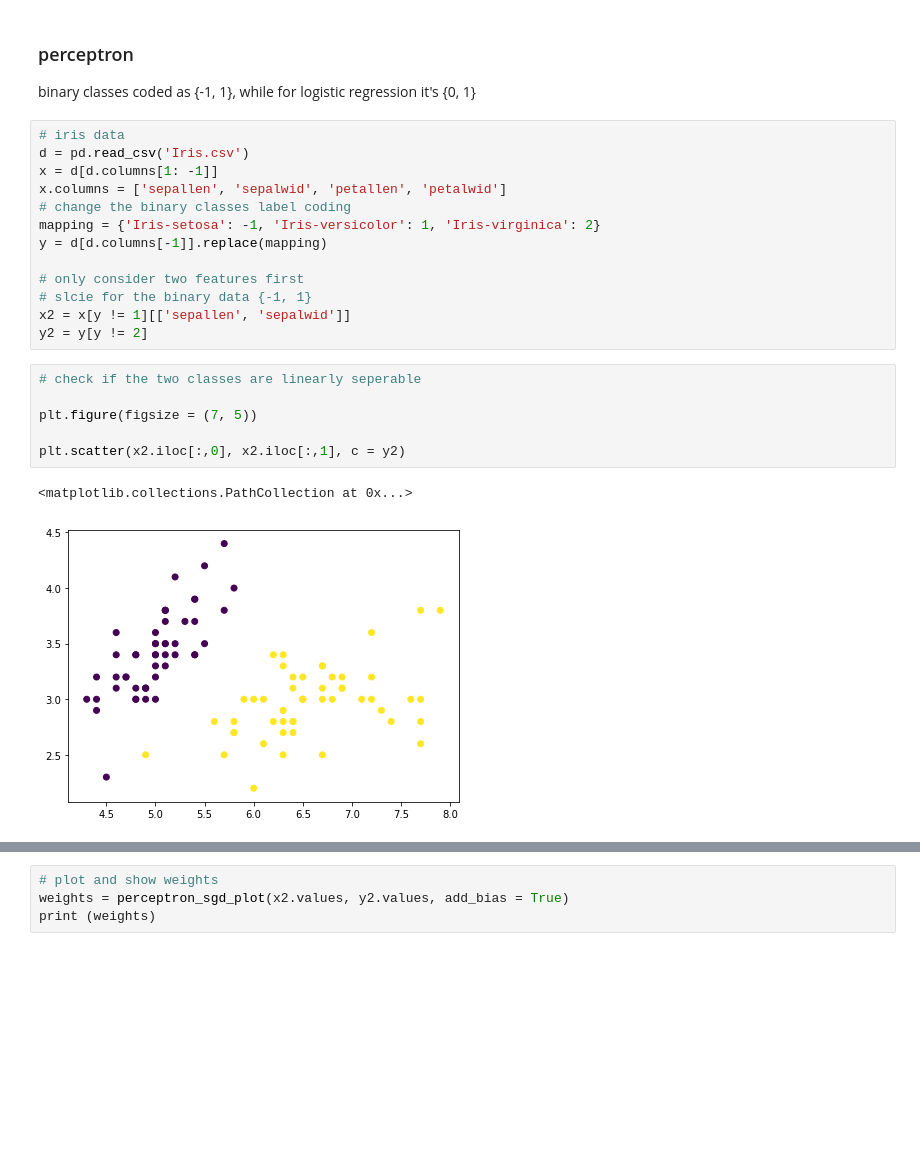
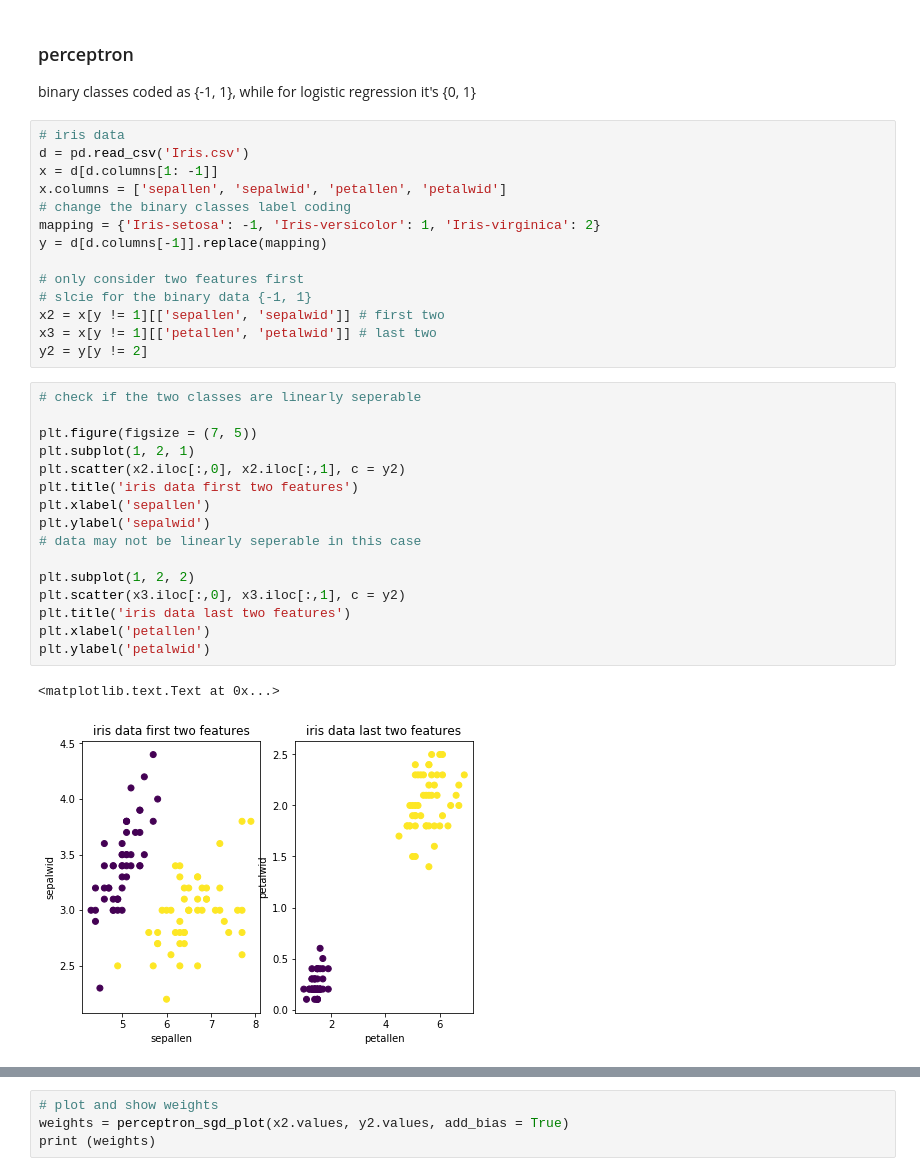
Before and after one commit to yueying-teng/Math_of_intelligence, a Jupyter notebook: SVM wk1.ipynb, the cells around one changed output, grey strips where cells are left out. Saved outputs shown, nothing was run; the diff lists cells and outputs as text; blank space fills up the shorter version.

```diff
--- a/SVM wk1.ipynb
+++ b/SVM wk1.ipynb
@@ -18,17 +18,28 @@ y = d[d.columns[-1]].replace(mapping)
 
 # only consider two features first
 # slcie for the binary data {-1, 1}
-x2 = x[y != 1][['sepallen', 'sepalwid']]
+x2 = x[y != 1][['sepallen', 'sepalwid']] # first two
+x3 = x[y != 1][['petallen', 'petalwid']] # last two
 y2 = y[y != 2]
 # %%
 # check if the two classes are linearly seperable
 
 plt.figure(figsize = (7, 5))
+plt.subplot(1, 2, 1)
+plt.scatter(x2.iloc[:,0], x2.iloc[:,1], c = y2)
+plt.title('iris data first two features')
+plt.xlabel('sepallen')
+plt.ylabel('sepalwid')
+# data may not be linearly seperable in this case
 
-plt.scatter(x2.iloc[:,0], x2.iloc[:,1], c = y2)
+plt.subplot(1, 2, 2)
+plt.scatter(x3.iloc[:,0], x3.iloc[:,1], c = y2)
+plt.title('iris data last two features')
+plt.xlabel('petallen')
+plt.ylabel('petalwid')
 # %% [output]
-<matplotlib.collections.PathCollection at 0x...>
+<matplotlib.text.Text at 0x...>
-[figure, old version]
+[figure, new version]
 # %%
 # percpetron training and loss visualization in each epoch
 
```
Also changed, not shown: parts of 23 cells of this notebook.
